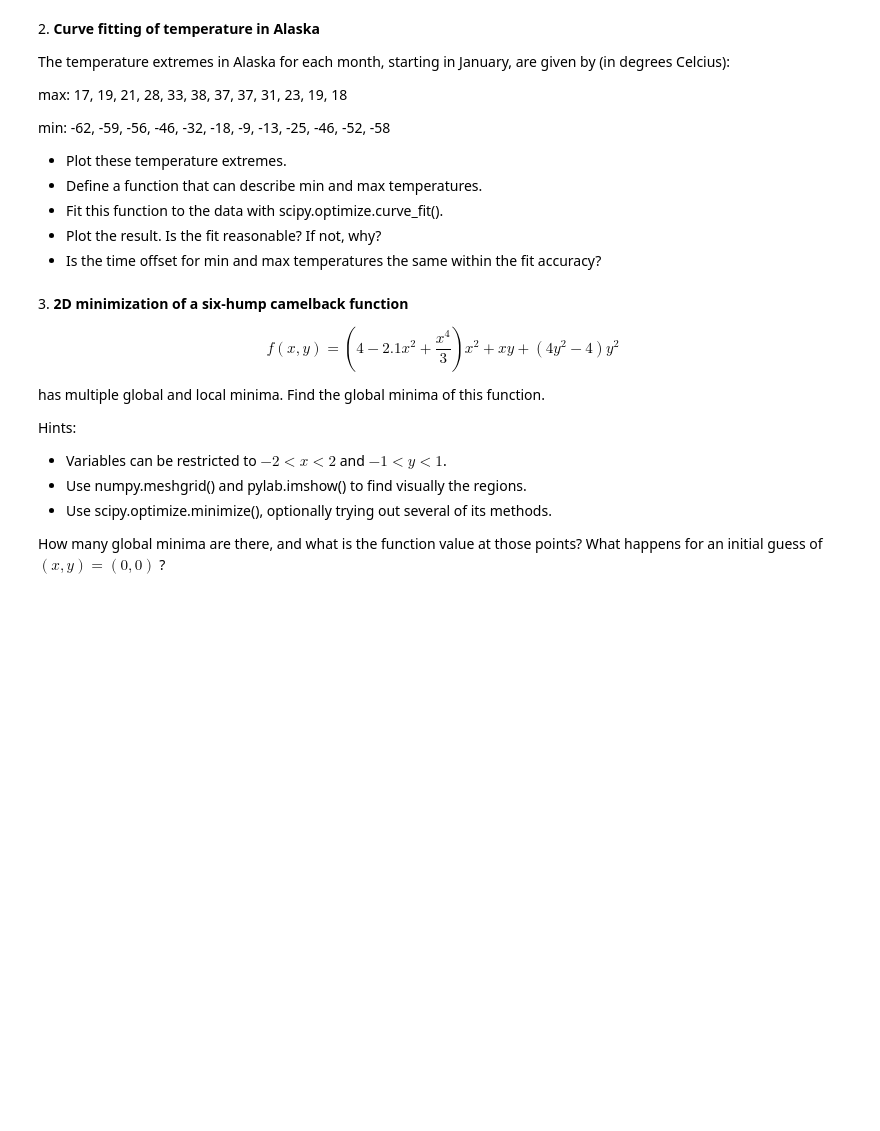
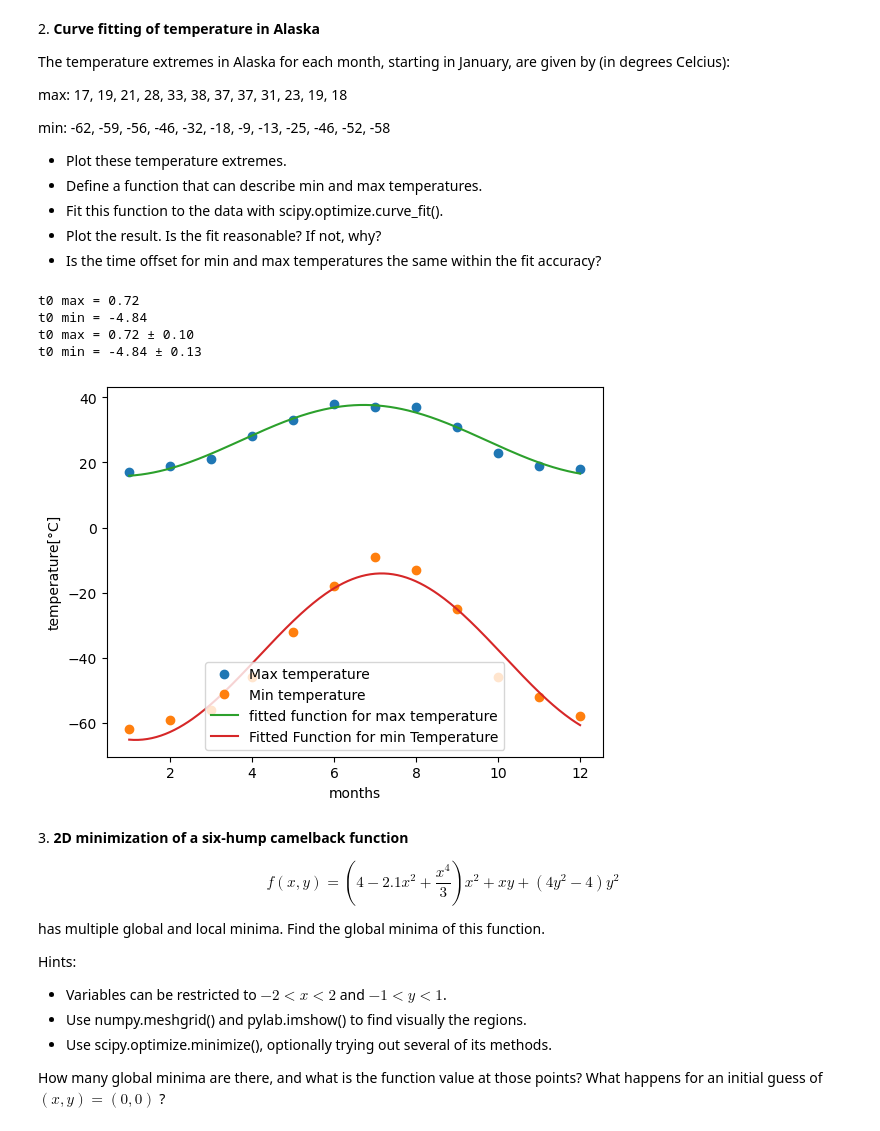
Before and after one commit to enricacalabretto/LaboratoryOfComputationalPhysics_Y8, a Jupyter notebook: 09ex_Algorithms.ipynb, the cells around one changed output. Cells and saved outputs as stored; diff of their text form; code cells hidden in the pictures; blank space fills up the shorter version.

```diff
--- a/09ex_Algorithms.ipynb
+++ b/09ex_Algorithms.ipynb
@@ -58,6 +56,55 @@ min: -62, -59, -56, -46, -32, -18, -9, -13, -25, -46, -52, -58
 * Fit this function to the data with scipy.optimize.curve_fit().
 * Plot the result. Is the fit reasonable? If not, why?
 * Is the time offset for min and max temperatures the same within the fit accuracy?
+# %%
+import numpy as np
+import matplotlib.pyplot as plt
+from scipy import optimize
+
+months= np.arange( 1, 13)
+tmax= [17, 19, 21, 28, 33, 38, 37, 37, 31, 23, 19, 18]
+tmin= [-62, -59, -56, -46, -32, -18, -9, -13, -25, -46, -52, -58]
+
+
+def temp_model(t, A, t0, C):
+    return A * np.sin( 2 * np.pi * ( t -t0)/ 12) + C
+
+popt_max, pcov_max = optimize.curve_fit( temp_model, months, tmax)
+popt_min, pcov_min= optimize.curve_fit( temp_model, months, tmin)
+
+
+t_fit= np.linspace( 1, 12, 300)
+plt.figure()
+plt.plot( months, tmax, 'o', label= 'Max temperature')
+plt.plot( months, tmin, 'o', label= 'Min temperature')
+plt.plot( t_fit, temp_model( t_fit, popt_max[0], popt_max[1], popt_max[2] ), label= 'fitted function for max temperature')
+plt.plot( t_fit, temp_model( t_fit, popt_min[0], popt_min[1], popt_min[2]) , label= 'Fitted Function for min Temperature')
+plt.xlabel( 'months')
+plt.ylabel( 'temperature[°C]')
+plt.legend()
+plt.show
+#offset temporale, sono uguali?
+
+print(f"t0 max = {t0_max:.2f}")
+print(f"t0 min = {t0_min:.2f}")
+err_max = np.sqrt(np.diag(pcov_max))
+err_min = np.sqrt(np.diag(pcov_min))
+
+print(f"t0 max = {t0_max:.2f} ± {err_max[1]:.2f}")
+print(f"t0 min = {t0_min:.2f} ± {err_min[1]:.2f}")
+
+#I dati mostrano un chiaro andamento periodico annuale.
+#Un modello sinusoidale descrive qualitativamente
+#l’andamento delle temperature massime e minime,
+#ma non riproduce completamente l’asimmetria stagionale.
+#Il fit è quindi solo approssimativamente ragionevole.
+#Il parametro di fase risulta compatibile entro gli errori per massimi e minimi / oppure mostra una differenza significativa, indicando una diversa risposta stagionale.
+# %% [output]
+t0 max = 0.72
+t0 min = -4.84
+t0 max = 0.72 ± 0.10
+t0 min = -4.84 ± 0.13
+[figure, added]
 # %% [markdown]
 3\. **2D minimization of a six-hump camelback function**
 
```
Also changed, not shown: parts of 3 cells of this notebook, 1 other file.
